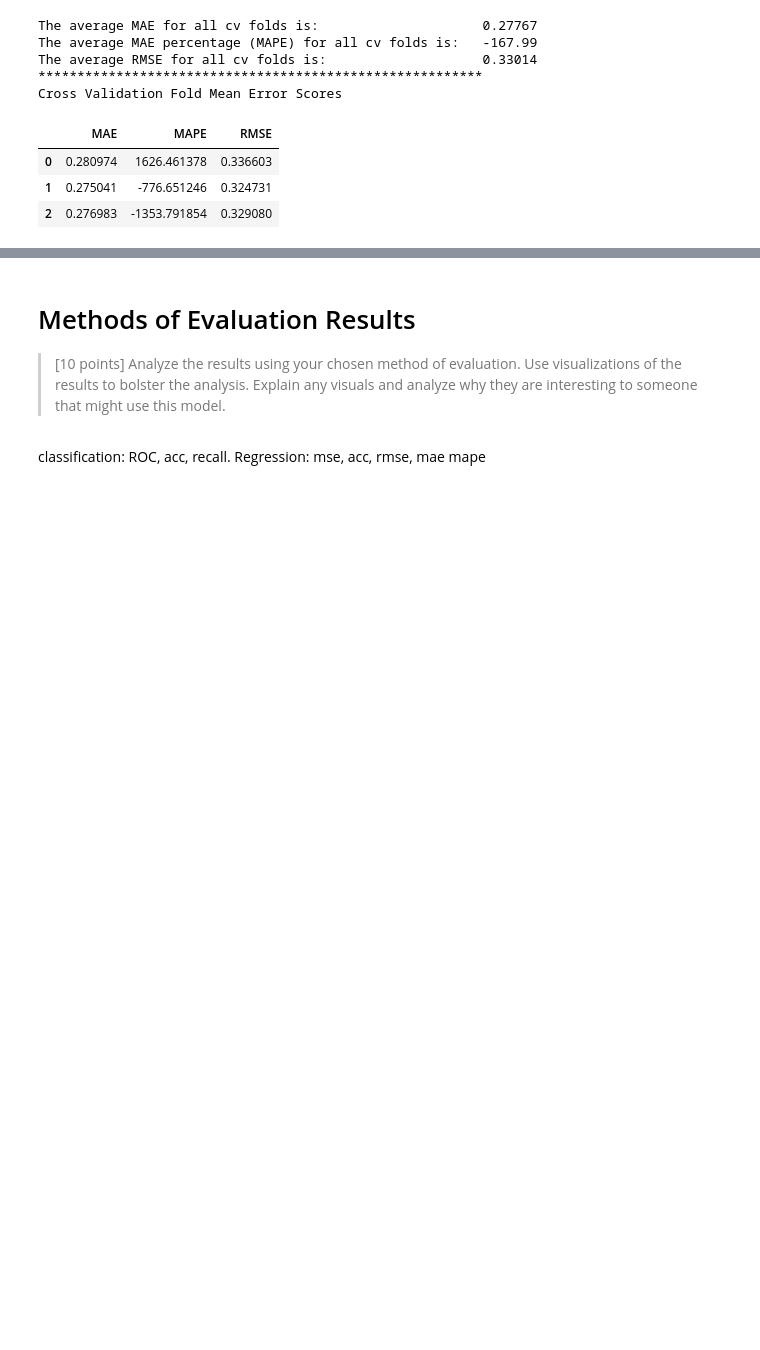
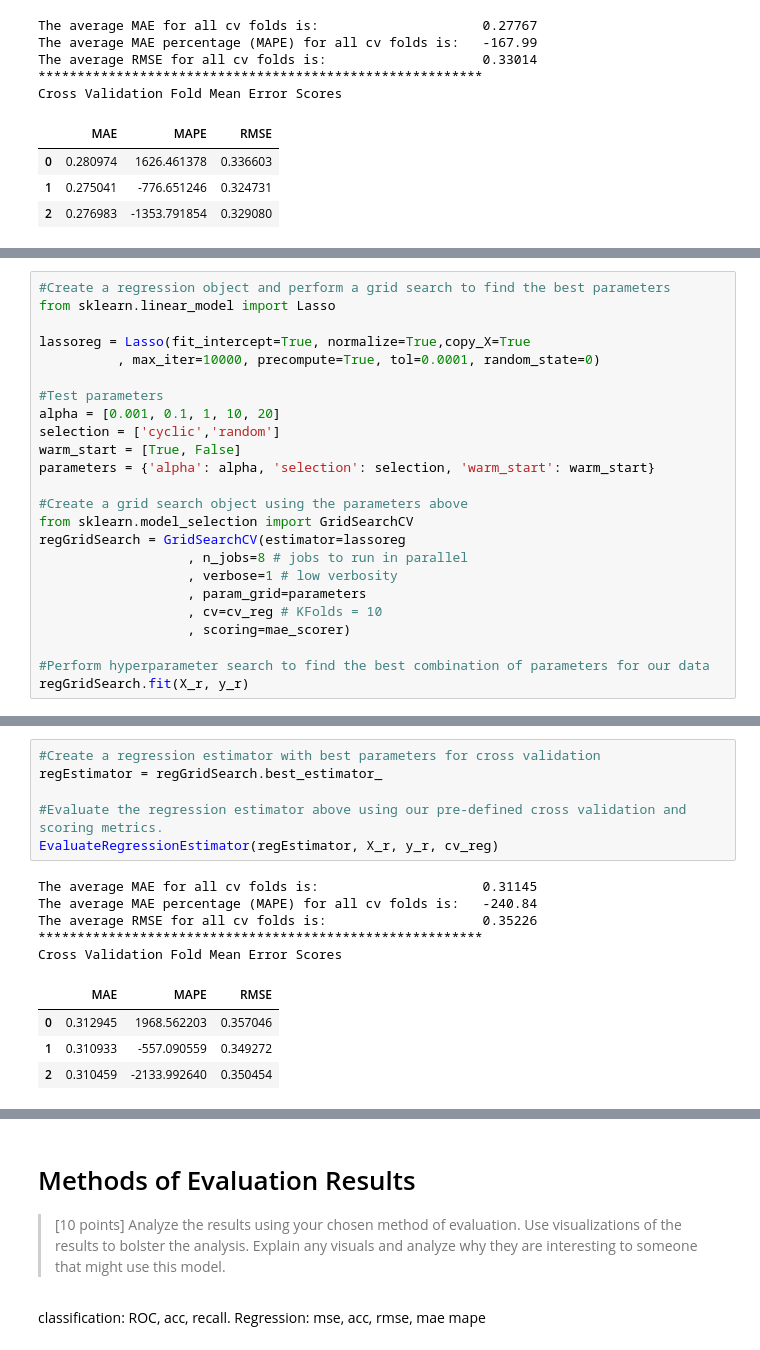
Before and after one commit to josteinstraume/classification-project2, a Jupyter notebook: notebooks/project2-report.ipynb, the cells around one changed output, grey strips where cells are left out. Cells and saved outputs as stored; diff of their text form; blank space fills up the shorter version.

Commit message:
Add Lasso Regression

```diff
--- a/notebooks/project2-report.ipynb
+++ b/notebooks/project2-report.ipynb
@@ -521,0 +528,24 @@ Cross Validation Fold Mean Error Scores
+# %%
+#Create a regression object and perform a grid search to find the best parameters
+from sklearn.linear_model import Lasso
+
+lassoreg = Lasso(fit_intercept=True, normalize=True,copy_X=True
+          , max_iter=10000, precompute=True, tol=0.0001, random_state=0)
+
+#Test parameters
+alpha = [0.001, 0.1, 1, 10, 20]
+selection = ['cyclic','random']
+warm_start = [True, False]
+parameters = {'alpha': alpha, 'selection': selection, 'warm_start': warm_start}
+
+#Create a grid search object using the parameters above
+from sklearn.model_selection import GridSearchCV
+regGridSearch = GridSearchCV(estimator=lassoreg
+                   , n_jobs=8 # jobs to run in parallel
+                   , verbose=1 # low verbosity
+                   , param_grid=parameters
+                   , cv=cv_reg # KFolds = 10
+                   , scoring=mae_scorer)
+
+#Perform hyperparameter search to find the best combination of parameters for our data
+regGridSearch.fit(X_r, y_r)
@@ -521,0 +573,16 @@ Cross Validation Fold Mean Error Scores
+# %%
+#Create a regression estimator with best parameters for cross validation
+regEstimator = regGridSearch.best_estimator_
+
+#Evaluate the regression estimator above using our pre-defined cross validation and scoring metrics.
+EvaluateRegressionEstimator(regEstimator, X_r, y_r, cv_reg)
+# %% [output]
+The average MAE for all cv folds is:                     0.31145
+The average MAE percentage (MAPE) for all cv folds is:   -240.84
+The average RMSE for all cv folds is:                    0.35226
+*********************************************************
+Cross Validation Fold Mean Error Scores
+|  | MAE | MAPE | RMSE |
+| 0 | 0.312945 | 1968.562203 | 0.357046 |
+| 1 | 0.310933 | -557.090559 | 0.349272 |
+| 2 | 0.310459 | -2133.992640 | 0.350454 |
```
Also changed, not shown: parts of 18 cells of this notebook.
